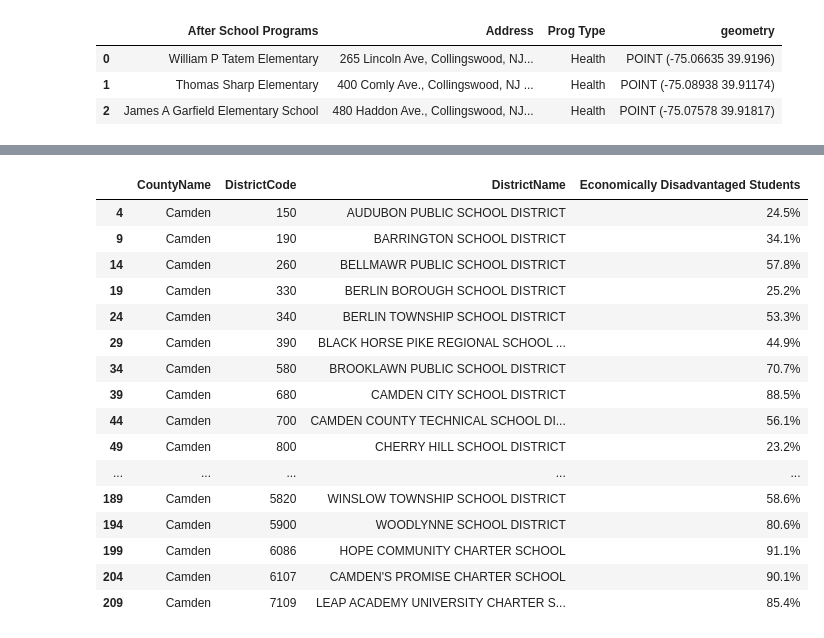
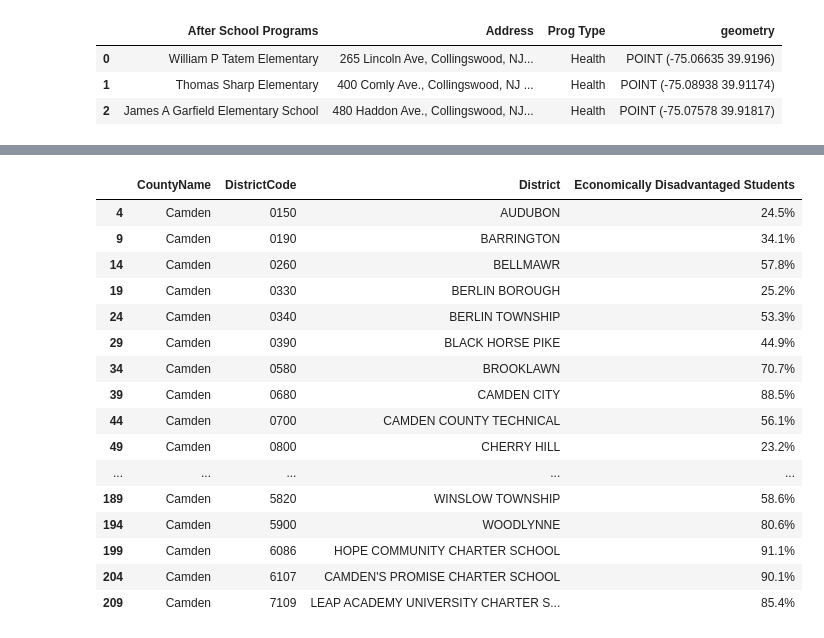
Before and after one commit to MhiyaJ/My-GIS-Stuff, a Jupyter notebook: CCHSDistrict(userblockerror).ipynb, the cells around one changed output, grey strips where cells are left out. Saved outputs shown, nothing was run; the diff lists cells and outputs as text; code cells hidden in the pictures.

```diff
--- a/CCHSDistrict(userblockerror).ipynb
+++ b/CCHSDistrict(userblockerror).ipynb
@@ -95,21 +137,13 @@ njsch2.plot()
 # %%
 fig, ax = plt.subplots(1, figsize=(10,10))
-njsch2.plot(ax=ax, color='orange', edgecolor='black',linewidth=1)
-njrhs2.plot(ax=ax, color='red', edgecolor='black',linewidth=1)
+cchs.plot(ax=ax,column='type',legend=True,cmap='berlin',
+         edgecolor='grey',linewidth=2,legend_kwds={
+        'loc':'upper right','title_fontsize':'medium','fontsize':'small','markerscale':1.4})
 
+# Prompted Gemini to fix label overlap
 texts = []
-for x, y, label in zip(njsch2.geometry.centroid.x, njsch2.geometry.centroid.y, njsch2.District):
-       #Keep label names brief by stripping common suffixes to reduce overlap further
-    display_label = label.replace(" Public School District", "").replace(" School District", "").replace(" Board Of Education", "")
-    t = ax.text(x, y, display_label, fontsize=7, color='black', fontweight='bold',
-                horizontalalignment='center', verticalalignment='center')
-    t.set_path_effects([withStroke(linewidth=3, foreground='white')])
-    texts.append(t)
-
-for x, y, label in zip(njrhs2.geometry.centroid.x, njrhs2.geometry.centroid.y, njrhs2.District):
-       #Keep label names brief by stripping common suffixes to reduce overlap further
-    display_label = label.replace(" Public School District", "").replace(" School District", "").replace(" Board Of Education", "")
-    t = ax.text(x, y, display_label, fontsize=7, color='black', fontweight='bold',
+for x, y, label in zip(cchs.geometry.centroid.x, cchs.geometry.centroid.y, cchs.District):
+    t = ax.text(x, y, label, fontsize=8, color='black', fontweight='bold',
                 horizontalalignment='center', verticalalignment='center')
     t.set_path_effects([withStroke(linewidth=3, foreground='white')])
     texts.append(t)
@@ -117,7 +151,7 @@ for x, y, label in zip(njrhs2.geometry.centroid.x, njrhs2.geometry.centroid.y, n
 # Automatically resolve all overlaps
 adjust_text(texts, arrowprops=dict(arrowstyle="-", color='gray', lw=0.5))
 
-ax.title.set_text("UNIFIED & SECONDARY SCHOOL DISTRICTS")
+ax.title.set_text("Camden County School Districts")
 ax.set_xticks([])
 ax.set_yticks([])
 ax.margins(0.04)
@@ -314,25 +313,38 @@ DisXls.head(3)
 # %%
 #For School Year 2024-2025
 #Rename columns, only include 24-25 School Year, make upper case and strip white space, split Muni into first word only
-DisXls1=DisXls[DisXls['SchoolYear'] =='2024-25'][['CountyName','DistrictCode','DistrictName','Economically Disadvantaged Students']]
-DisXls1['DistrictName']=DisXls1.DistrictName.str.strip()
-DisXls1['DistrictName'] = DisXls1['DistrictName'].str.upper()
+DisXls1 = DisXls[DisXls['SchoolYear'] =='2024-25'][['CountyName','DistrictCode','DistrictName','Economically Disadvantaged Students']]
+DisXls1['DistrictName'] = DisXls1.DistrictName.str.strip()
+
+DisXls1.rename(columns={'DistrictName' : 'District'}, inplace=True)
+DisXls1['District'] = DisXls1['District'].str.upper()
+DisXls1['District'] = DisXls1['District'].str.replace("MT. EPHRAIM", "MOUNT EPHRAIM")
+DisXls1['District'] = DisXls1['District'].str.replace("LAWNSIDET", "LAWNSIDE")
+DisXls1["District"] = DisXls1["District"].str.replace(" PUBLIC SCHOOL DISTRICT", "")
+DisXls1["District"] = DisXls1["District"].str.replace(" REGIONAL", "")
+DisXls1["District"] = DisXls1["District"].str.replace(" SCHOOL DISTRICT", "")
+DisXls1["District"] = DisXls1["District"].str.replace(" PUBLIC SCHOOLS", "")
+DisXls1["District"] = DisXls1["District"].str.replace(" BOARD OF EDUCATION", "")
+
+# Format DistrictCode as a zero-padded 4-character string (e.g., 0150)
+DisXls1['DistrictCode'] = DisXls1['DistrictCode'].apply(lambda x: f"{int(x):04d}" if pd.notnull(x) else x)
+
 DisXls1
 # %% [output]
-|  | CountyName | DistrictCode | DistrictName | Economically Disadvantaged Students |
-| 4 | Camden | 150 | AUDUBON PUBLIC SCHOOL DISTRICT | 24.5% |
-| 9 | Camden | 190 | BARRINGTON SCHOOL DISTRICT | 34.1% |
-| 14 | Camden | 260 | BELLMAWR PUBLIC SCHOOL DISTRICT | 57.8% |
-| 19 | Camden | 330 | BERLIN BOROUGH SCHOOL DISTRICT | 25.2% |
-| 24 | Camden | 340 | BERLIN TOWNSHIP SCHOOL DISTRICT | 53.3% |
-| 29 | Camden | 390 | BLACK HORSE PIKE REGIONAL SCHOOL ... | 44.9% |
-| 34 | Camden | 580 | BROOKLAWN PUBLIC SCHOOL DISTRICT | 70.7% |
-| 39 | Camden | 680 | CAMDEN CITY SCHOOL DISTRICT | 88.5% |
-| 44 | Camden | 700 | CAMDEN COUNTY TECHNICAL SCHOOL DI... | 56.1% |
-| 49 | Camden | 800 | CHERRY HILL SCHOOL DISTRICT | 23.2% |
+|  | CountyName | DistrictCode | District | Economically Disadvantaged Students |
+| 4 | Camden | 0150 | AUDUBON | 24.5% |
+| 9 | Camden | 0190 | BARRINGTON | 34.1% |
+| 14 | Camden | 0260 | BELLMAWR | 57.8% |
+| 19 | Camden | 0330 | BERLIN BOROUGH | 25.2% |
+| 24 | Camden | 0340 | BERLIN TOWNSHIP | 53.3% |
+| 29 | Camden | 0390 | BLACK HORSE PIKE | 44.9% |
+| 34 | Camden | 0580 | BROOKLAWN | 70.7% |
+| 39 | Camden | 0680 | CAMDEN CITY | 88.5% |
+| 44 | Camden | 0700 | CAMDEN COUNTY TECHNICAL | 56.1% |
+| 49 | Camden | 0800 | CHERRY HILL | 23.2% |
 | ... | ... | ... | ... | ... |
-| 189 | Camden | 5820 | WINSLOW TOWNSHIP SCHOOL DISTRICT | 58.6% |
-| 194 | Camden | 5900 | WOODLYNNE SCHOOL DISTRICT | 80.6% |
+| 189 | Camden | 5820 | WINSLOW TOWNSHIP | 58.6% |
+| 194 | Camden | 5900 | WOODLYNNE | 80.6% |
 | 199 | Camden | 6086 | HOPE COMMUNITY CHARTER SCHOOL | 91.1% |
 | 204 | Camden | 6107 | CAMDEN'S PROMISE CHARTER SCHOOL | 90.1% |
 | 209 | Camden | 7109 | LEAP ACADEMY UNIVERSITY CHARTER S... | 85.4% |
```
Also changed, not shown: parts of 49 cells of this notebook.
